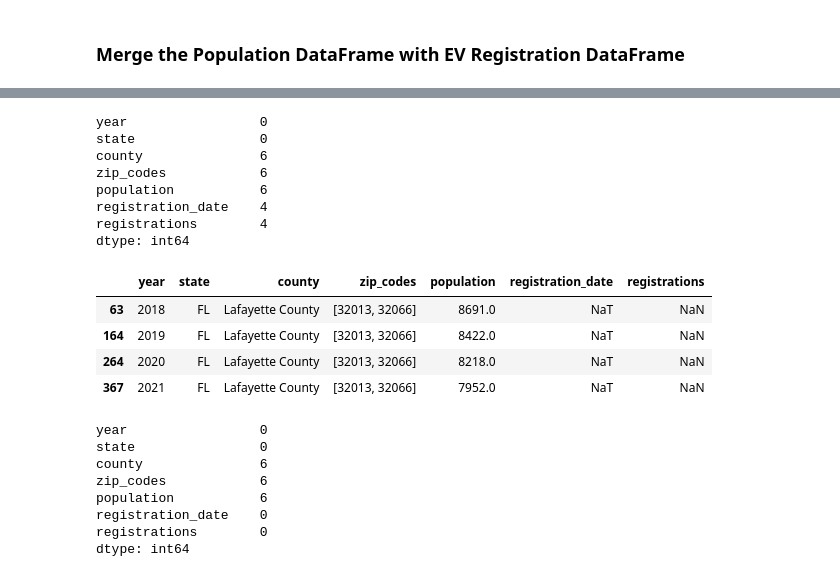
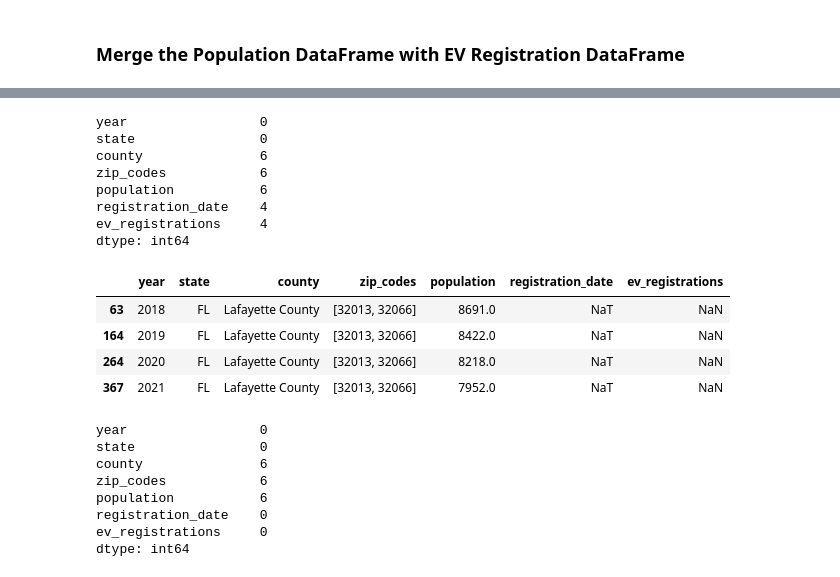
Before and after one commit to rune-encoder/Project-1, a Jupyter notebook: notebooks/individual_work/christian_exploration/data_analysis/ev_population_analysis.ipynb, the cells around one changed output, grey strips where cells are left out. Cells and saved outputs as stored; diff of their text form; code cells hidden in the pictures.

```diff
--- a/notebooks/individual_work/christian_exploration/data_analysis/ev_population_analysis.ipynb
+++ b/notebooks/individual_work/christian_exploration/data_analysis/ev_population_analysis.ipynb
@@ -208,7 +208,7 @@ Shape: (353974, 7)
 # Group the EV registrations DataFrame by `year`, `state`, `county`, and `registration_date`...
 # to get the total number of registrations per specific dates grouped by year, state, and county
 # Create column for the total number of registrations called `registrations`
-fl_ev_df_group = fl_ev_df.groupby(['year', 'state', 'county', "registration_date"], dropna=False).size().reset_index(name='registrations')
+fl_ev_df_group = fl_ev_df.groupby(['year', 'state', 'county', "registration_date"], dropna=False).size().reset_index(name='ev_registrations')
 
 print("Shape:", fl_ev_df_group.shape)
 fl_ev_df_group
@@ -344,13 +344,13 @@ county               6
 zip_codes            6
 population           6
 registration_date    4
-registrations        4
+ev_registrations     4
 dtype: int64
 # %%
 # Check the missing values in `registrations` column to see if they are necessary
-fl_ev_adoption_df.loc[fl_ev_adoption_df["registrations"].isna(), :]
+fl_ev_adoption_df.loc[fl_ev_adoption_df["ev_registrations"].isna(), :]
 # %% [output]
-|  | year | state | county | zip_codes | population | registration_date | registrations |
+|  | year | state | county | zip_codes | population | registration_date | ev_registrations |
 | 63 | 2018 | FL | Lafayette County | [32013, 32066] | 8691.0 | NaT | NaN |
 | 164 | 2019 | FL | Lafayette County | [32013, 32066] | 8422.0 | NaT | NaN |
 | 264 | 2020 | FL | Lafayette County | [32013, 32066] | 8218.0 | NaT | NaN |
@@ -358,7 +358,7 @@ fl_ev_adoption_df.loc[fl_ev_adoption_df["registrations"].isna(), :]
 # %%
 # Remove the unnecessary rows that have `nan` values
 # present in the `registrations` column...
-fl_ev_adoption_df.dropna(subset=['registrations'], inplace=True)
+fl_ev_adoption_df.dropna(subset=['ev_registrations'], inplace=True)
 
 # Confirm the removal of the unnecessary rows
 fl_ev_adoption_df.isna().sum()
@@ -369,7 +369,7 @@ county               6
 zip_codes            6
 population           6
 registration_date    0
-registrations        0
+ev_registrations     0
 dtype: int64
 # %%
 # Check the missing values in `zip_codes` column to see if they are necessary
```
Also changed, not shown: parts of 20 cells of this notebook, 2 other files.
